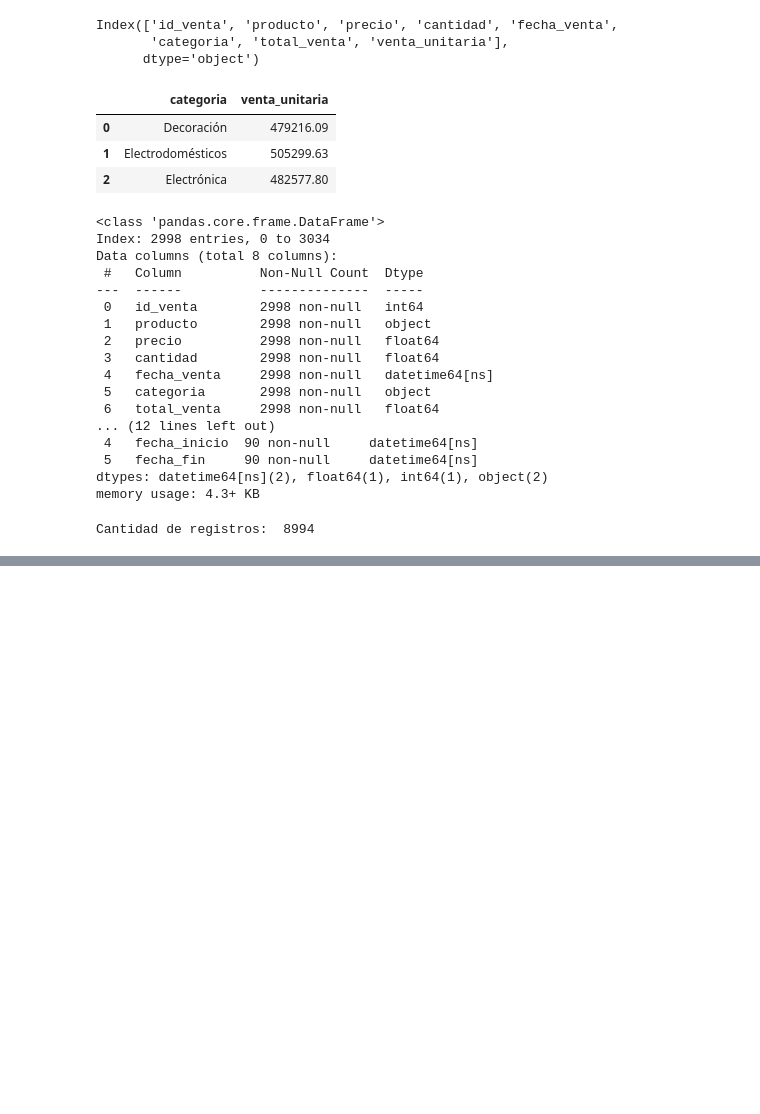
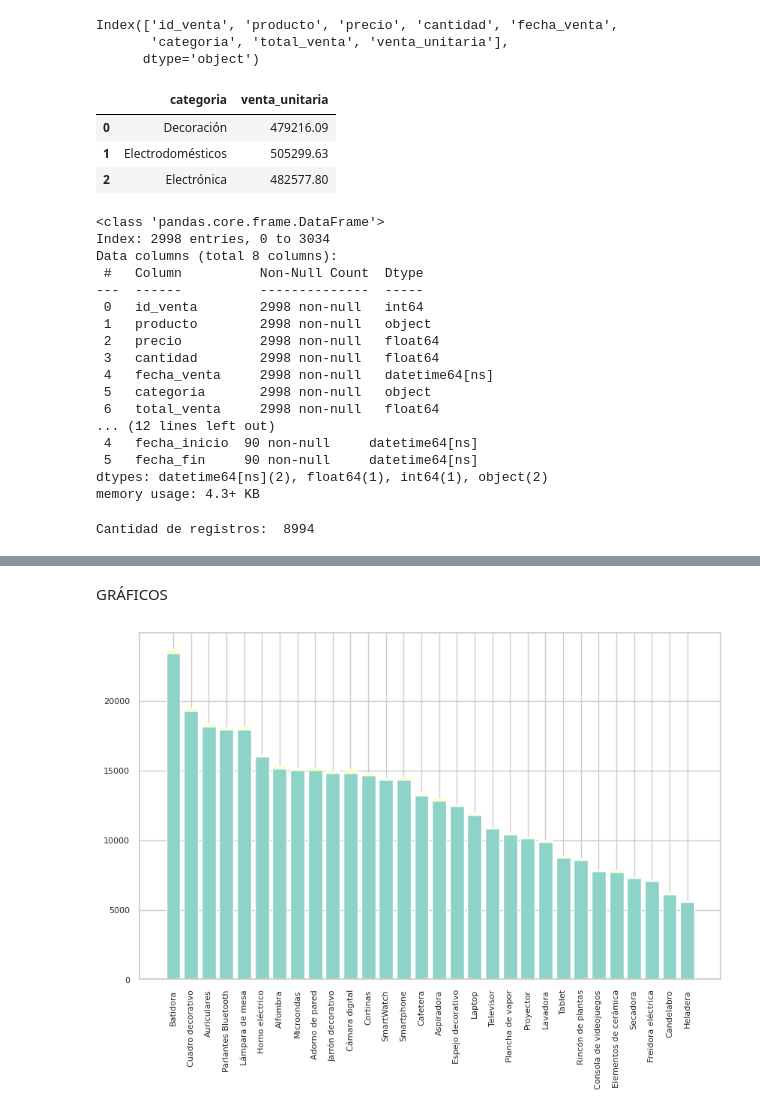
Before and after one commit to VictoriaGoldaraz/TT-2C2025-Data-Analitycs-Notebooks, a Jupyter notebook: Goldaraz,_María_Victoria_Comisión_C252613_TPI_Data_Analytics.ipynb, the cells around one changed output, grey strips where cells are left out. Saved outputs shown, nothing was run; the diff lists cells and outputs as text; code cells hidden in the pictures; blank space fills up the shorter version.

```diff
--- a/Goldaraz,_María_Victoria_Comisión_C252613_TPI_Data_Analytics.ipynb
+++ b/Goldaraz,_María_Victoria_Comisión_C252613_TPI_Data_Analytics.ipynb
@@ -484,0 +520,9 @@ ventas_marketing[["id_venta","producto", "venta_unitaria", "canal", "costo", "fe
+# %%
+# Agrupación por ID de venta y producto, y ver solo productos con id_venta único
+
+ventas_con_marketing_agg1 = ventas_con_marketing.groupby(["id_venta","producto"], as_index=False).agg(
+    venta_unitaria=("venta_unitaria", "first"),
+    costo_agg=("costo", "sum")
+)
+
+print("Cantidad de registros con id_venta únicos: ", len(ventas_con_marketing_agg1))
@@ -484,0 +542,12 @@ ventas_marketing[["id_venta","producto", "venta_unitaria", "canal", "costo", "fe
+# %%
+# Agrupación por producto únicamente
+ventas_con_marketing_agg2 = ventas_con_marketing_agg1.groupby(["producto"], as_index=False).agg(
+    ventas_producto_cm=("venta_unitaria", "sum"),
+    costo_marketing=("costo_agg", "sum")
+)
+
+# Agregamos columna con la ganancia
+ventas_con_marketing_agg2["ganacia_producto_cm"]= ventas_con_marketing_agg2["ventas_producto_cm"]-ventas_con_marketing_agg2["costo_marketing"]
+
+# Ordenamos y guardamos DF final
+ventas_con_marketing_final = ventas_con_marketing_agg2.sort_values(by=["ganacia_producto_cm"], ascending=False)
@@ -484,0 +607,2 @@ ventas_marketing[["id_venta","producto", "venta_unitaria", "canal", "costo", "fe
+# %% [markdown]
+GRÁFICOS
@@ -484,0 +612,23 @@ ventas_marketing[["id_venta","producto", "venta_unitaria", "canal", "costo", "fe
+# %%
+# Gráfico de ventas y costos apilado para comparar el valor de ventas unitarias y costos por productos
+# Estilos
+sns.set_theme(
+    style="whitegrid",
+    palette="Set3",
+    context="notebook")
+plt.figure(figsize=(10,6))
+
+# Primer nivel (abajo)
+plt.bar(ventas_con_marketing_final["producto"], ventas_con_marketing_final["ventas_producto_cm"], label="Ventas")
+
+# Segundo nivel (arriba)
+plt.bar(ventas_con_marketing_final["producto"], ventas_con_marketing_final["costo_marketing"],
+        bottom=ventas_con_marketing_final["ventas_producto_cm"],
+        label="Costo Marketing")
+
+
+plt.xticks(rotation=90, fontsize=8)
+plt.yticks(fontsize=8)
+plt.show()
+# %% [output]
+[figure, added]
```
Also changed, not shown: parts of 14 cells of this notebook.
